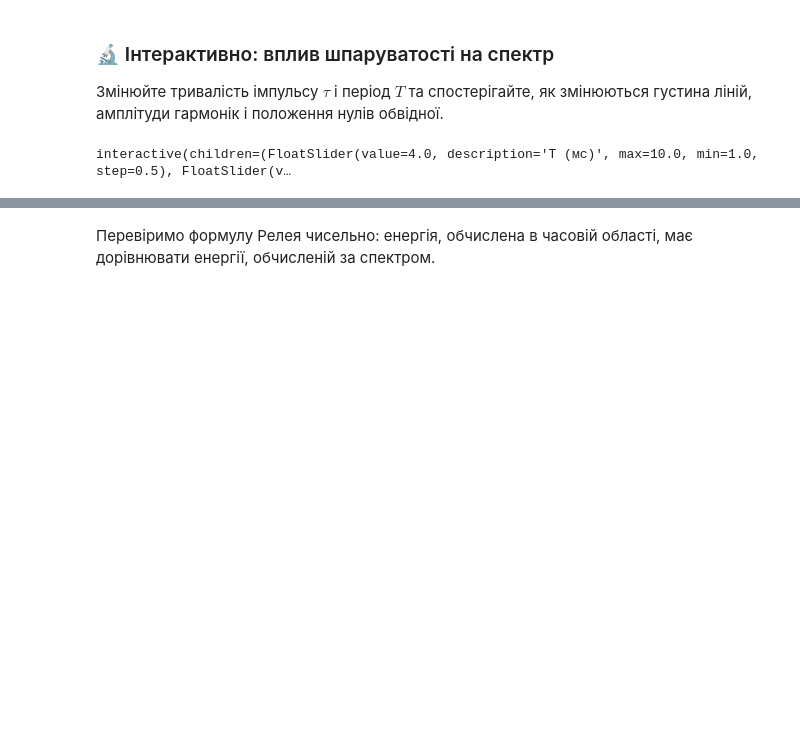
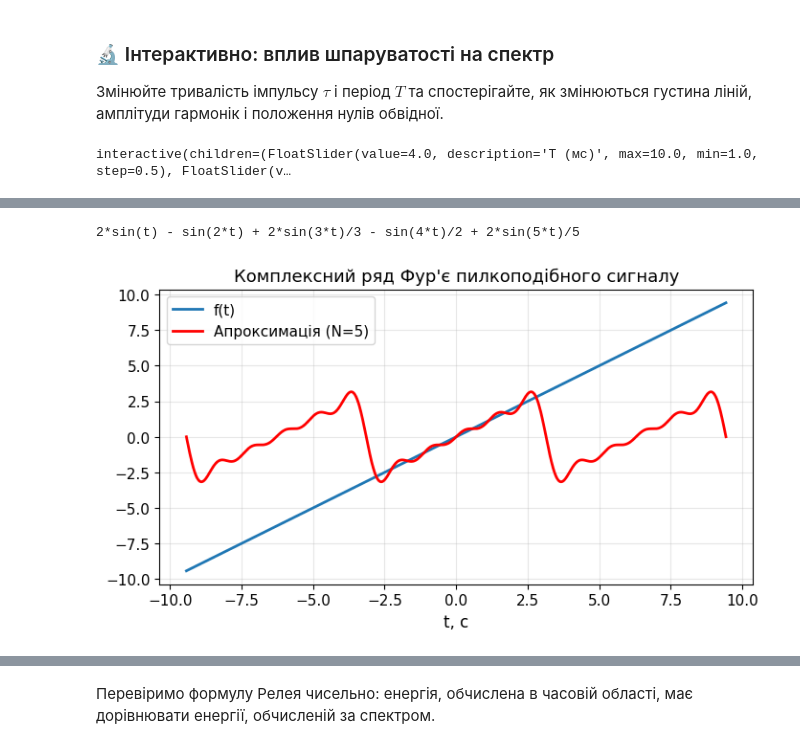
Before and after one commit to vim4all/Lectures_Basics_of_radio_electronics_in_Ukrainian, a Jupyter notebook: Тема_15_Ряди_та_перетворення_Фурє.ipynb, the cells around one changed output, grey strips where cells are left out. Cells and saved outputs as stored; diff of their text form; code cells hidden in the pictures; blank space fills up the shorter version.

```diff
--- a/Тема_15_Ряди_та_перетворення_Фурє.ipynb
+++ b/Тема_15_Ряди_та_перетворення_Фурє.ipynb
@@ -583,3 +586,43 @@ plt.show()
+# %%
+import sympy
+i2pi = sympy.I*2*sympy.pi
+exp = sympy.exp
+
+def f(t):
+    return t
+
+def c(n):
+    return (sympy.integrate(
+               f(t)*exp((-i2pi * n * t)/P),
+               (t, t0, t0 + P))/P)
+def S(N):
+    return sum(c(n)*exp(i2pi*n*t/P) for n in range(-N, N+1)).expand(complex=True).simplify()
+
+P = 2*sympy.pi
+t0 = -sympy.pi
+
+t = sympy.Symbol('t', real=True)
+
+N = 5
+
+analytic_approx = S(N).expand()
+print(analytic_approx)
+
+interval = (t, t0-P, t0+2*P)
+t_vals = np.linspace(float(interval[1]), float(interval[2]), 1000)
+f_vals = t_vals
+approx_func = sympy.lambdify(t, analytic_approx, 'numpy')
+approx_vals = approx_func(t_vals)
+
+plt.figure(figsize=(8, 4))
+plt.plot(t_vals, f_vals, label='f(t)')
+plt.plot(t_vals, approx_vals, color='red', label=f'Апроксимація (N={N})')
+plt.xlabel('t, с'); plt.title('Комплексний ряд Фур\'є пилкоподібного сигналу')
+plt.legend()
+plt.show()
+# %% [output]
+2*sin(t) - sin(2*t) + 2*sin(3*t)/3 - sin(4*t)/2 + 2*sin(5*t)/5
+[figure, new version]
 # %% [markdown]
 ---
 ### Пряме та зворотне перетворення Фур'є <a class="anchor" id="fourier-transform-direct-inverse"></a>
```
Also changed, not shown: parts of 20 cells of this notebook, 15 other files.
